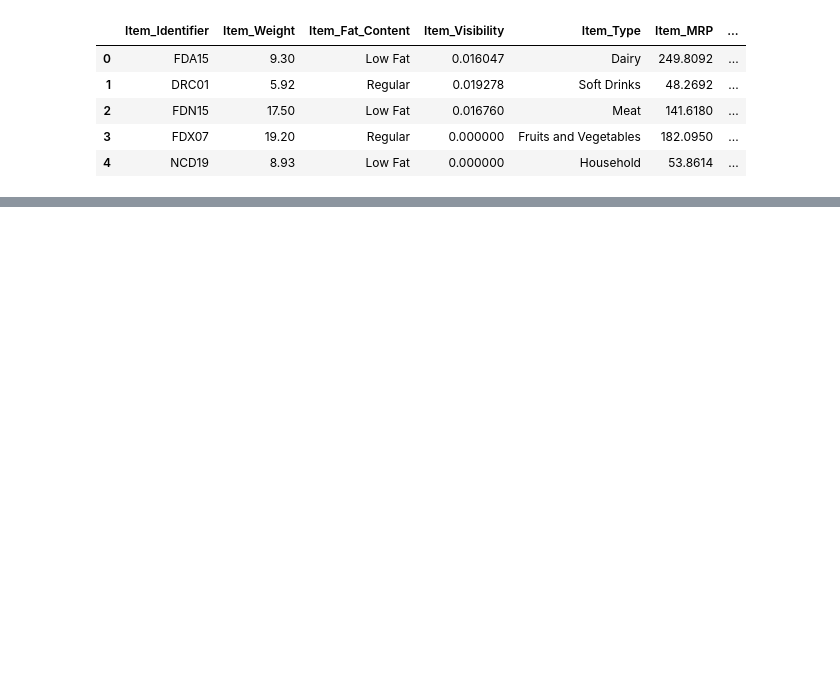
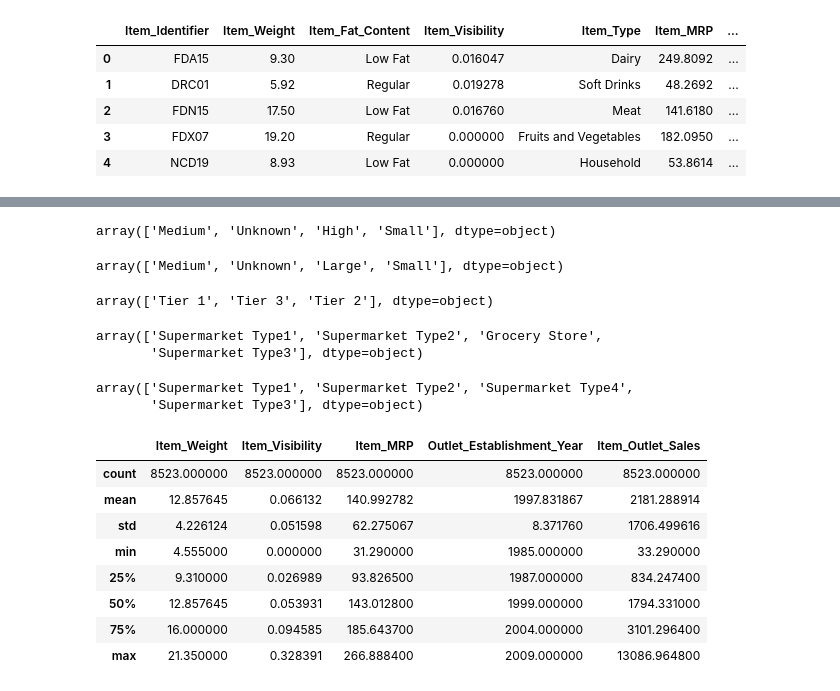
Before and after one commit to slagana8/food_sales_predicitions-, a Jupyter notebook: Project_1_Sales_Predictions.ipynb, the cells around one changed output, grey strips where cells are left out. Cells and saved outputs as stored; diff of their text form; code cells hidden in the pictures; blank space fills up the shorter version.

```diff
--- a/Project_1_Sales_Predictions.ipynb
+++ b/Project_1_Sales_Predictions.ipynb
@@ -19,0 +121,3 @@ df_sales_predictions.head()
+# %%
+df_sp["Item_Weight"]=df_sp.loc[:,"Item_Weight"].fillna(df_sp["Item_Weight"].mean())
+# Since value is a float I found it to be most accurate to replace missing values with the mean of "Item_Weight"
@@ -19,0 +197,47 @@ df_sales_predictions.head()
+# %%
+# "Outlet_Size"
+df_sp["Outlet_Size"].unique()
+# Inconsistent "High" doesn't go along with "Small" and "Medium"
+# %% [output]
+array(['Medium', 'Unknown', 'High', 'Small'], dtype=object)
+# %%
+# Fix Inconsistencies
+df_sp.replace(["High"],["Large"], inplace = True)
+# Confirm fixed
+df_sp["Outlet_Size"].unique()
+# %% [output]
+array(['Medium', 'Unknown', 'Large', 'Small'], dtype=object)
+# %%
+# "Outlet_Location_Type"
+df_sp["Outlet_Location_Type"].unique()
+# Consistent
+# %% [output]
+array(['Tier 1', 'Tier 3', 'Tier 2'], dtype=object)
+# %%
+# "Outlet_Type"
+df_sp["Outlet_Type"].unique()
+# Inconsistent "Grocery Store" doesn't go along with "Supermarket Type 1, 2, 3"
+# %% [output]
+array(['Supermarket Type1', 'Supermarket Type2', 'Grocery Store',
+       'Supermarket Type3'], dtype=object)
+# %%
+# Fix inconsistency
+df_sp.replace(["Grocery Store"],["Supermarket Type4"], inplace = True)
+# Confirm fixed
+df_sp["Outlet_Type"].unique()
+# %% [output]
+array(['Supermarket Type1', 'Supermarket Type2', 'Supermarket Type4',
+       'Supermarket Type3'], dtype=object)
+# %%
+# Checking float and interger columns for inconsistencies
+df_sp.describe()
+# %% [output]
+|  | Item_Weight | Item_Visibility | Item_MRP | Outlet_Establishment_Year | Item_Outlet_Sales |
+| count | 8523.000000 | 8523.000000 | 8523.000000 | 8523.000000 | 8523.000000 |
+| mean | 12.857645 | 0.066132 | 140.992782 | 1997.831867 | 2181.288914 |
+| std | 4.226124 | 0.051598 | 62.275067 | 8.371760 | 1706.499616 |
+| min | 4.555000 | 0.000000 | 31.290000 | 1985.000000 | 33.290000 |
+| 25% | 9.310000 | 0.026989 | 93.826500 | 1987.000000 | 834.247400 |
+| 50% | 12.857645 | 0.053931 | 143.012800 | 1999.000000 | 1794.331000 |
+| 75% | 16.000000 | 0.094585 | 185.643700 | 2004.000000 | 3101.296400 |
+| max | 21.350000 | 0.328391 | 266.888400 | 2009.000000 | 13086.964800 |
```
Also changed, not shown: parts of 24 cells of this notebook.
